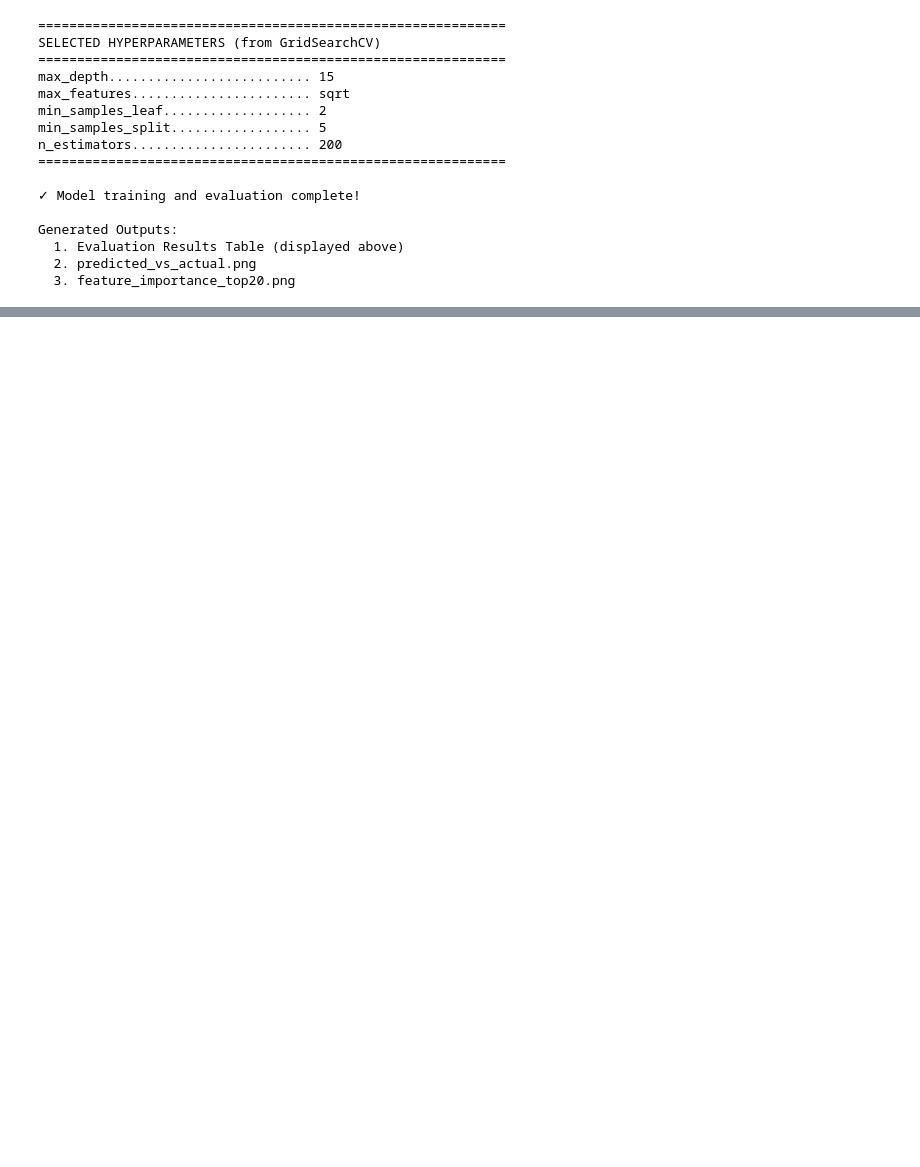
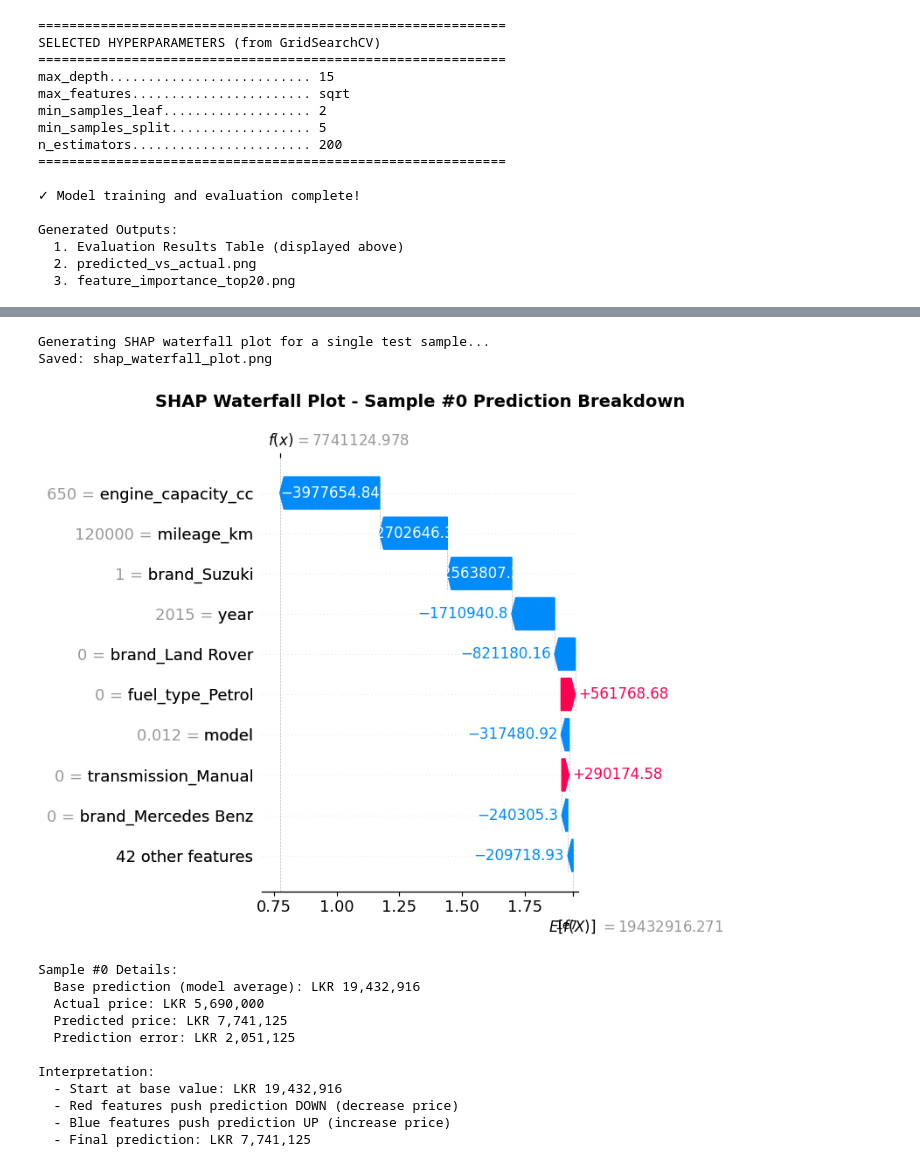
Before and after one commit to NethmaKarunathilaka/car-price-prediction, a Jupyter notebook: preprocessing.ipynb, the cells around one changed output, grey strips where cells are left out. Cells and saved outputs as stored; diff of their text form; code cells hidden in the pictures; blank space fills up the shorter version.

```diff
--- a/preprocessing.ipynb
+++ b/preprocessing.ipynb
@@ -461,0 +575,58 @@ Generated Outputs:
+# %%
+# Plot 3: SHAP Waterfall Plot for One Test Sample
+print("Generating SHAP waterfall plot for a single test sample...")
+
+# Select a test sample (first one)
+sample_index = 0
+
+# Get base value (handle both scalar and array returns)
+base_value = explainer.expected_value
+if isinstance(base_value, (list, np.ndarray)):
+    base_value = float(base_value[0]) if len(base_value) > 0 else float(base_value)
+else:
+    base_value = float(base_value)
+
+sample_explanation = shap.Explanation(
+    values=shap_values[sample_index],
+    base_values=base_value,
+    data=X_test.iloc[sample_index].values,
+    feature_names=X_test.columns.tolist()
+)
+
+plt.figure(figsize=(12, 8))
+shap.waterfall_plot(sample_explanation, show=False)
+plt.title(f"SHAP Waterfall Plot - Sample #{sample_index} Prediction Breakdown", fontsize=14, fontweight="bold", pad=20)
+plt.tight_layout()
+plt.savefig("shap_waterfall_plot.png", dpi=300, bbox_inches="tight")
+print("Saved: shap_waterfall_plot.png")
+plt.show()
+
+# Print details about the sample
+actual_price = y_test.iloc[sample_index]
+predicted_price = best_model.predict(X_test.iloc[sample_index:sample_index+1])[0]
+
+print(f"\nSample #{sample_index} Details:")
+print(f"  Base prediction (model average): LKR {base_value:,.0f}")
+print(f"  Actual price: LKR {actual_price:,.0f}")
+print(f"  Predicted price: LKR {predicted_price:,.0f}")
+print(f"  Prediction error: LKR {abs(predicted_price - actual_price):,.0f}")
+print(f"\nInterpretation:")
+print(f"  - Start at base value: LKR {base_value:,.0f}")
+print(f"  - Red features push prediction DOWN (decrease price)")
+print(f"  - Blue features push prediction UP (increase price)")
+print(f"  - Final prediction: LKR {predicted_price:,.0f}\n")
+# %% [output]
+Generating SHAP waterfall plot for a single test sample...
+Saved: shap_waterfall_plot.png
+[figure, added]
+Sample #0 Details:
+  Base prediction (model average): LKR 19,432,916
+  Actual price: LKR 5,690,000
+  Predicted price: LKR 7,741,125
+  Prediction error: LKR 2,051,125
+
+Interpretation:
+  - Start at base value: LKR 19,432,916
+  - Red features push prediction DOWN (decrease price)
+  - Blue features push prediction UP (increase price)
+  - Final prediction: LKR 7,741,125
```
Also changed, not shown: parts of 17 cells of this notebook, 16 other files.
